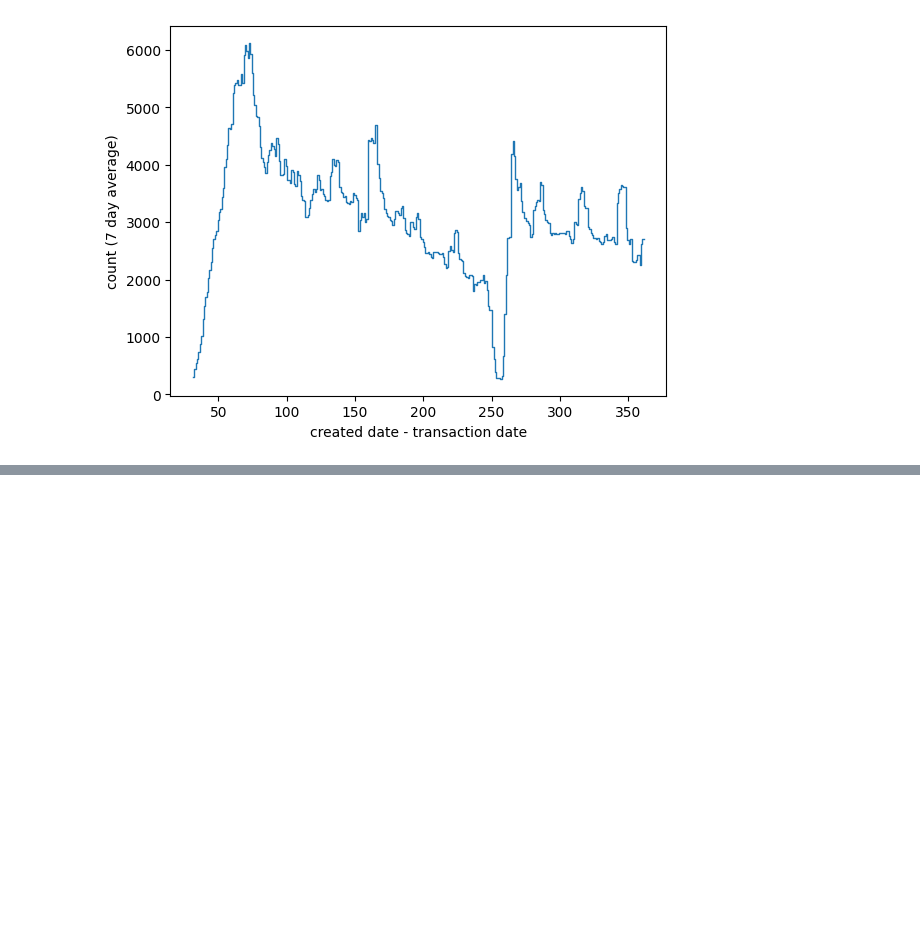
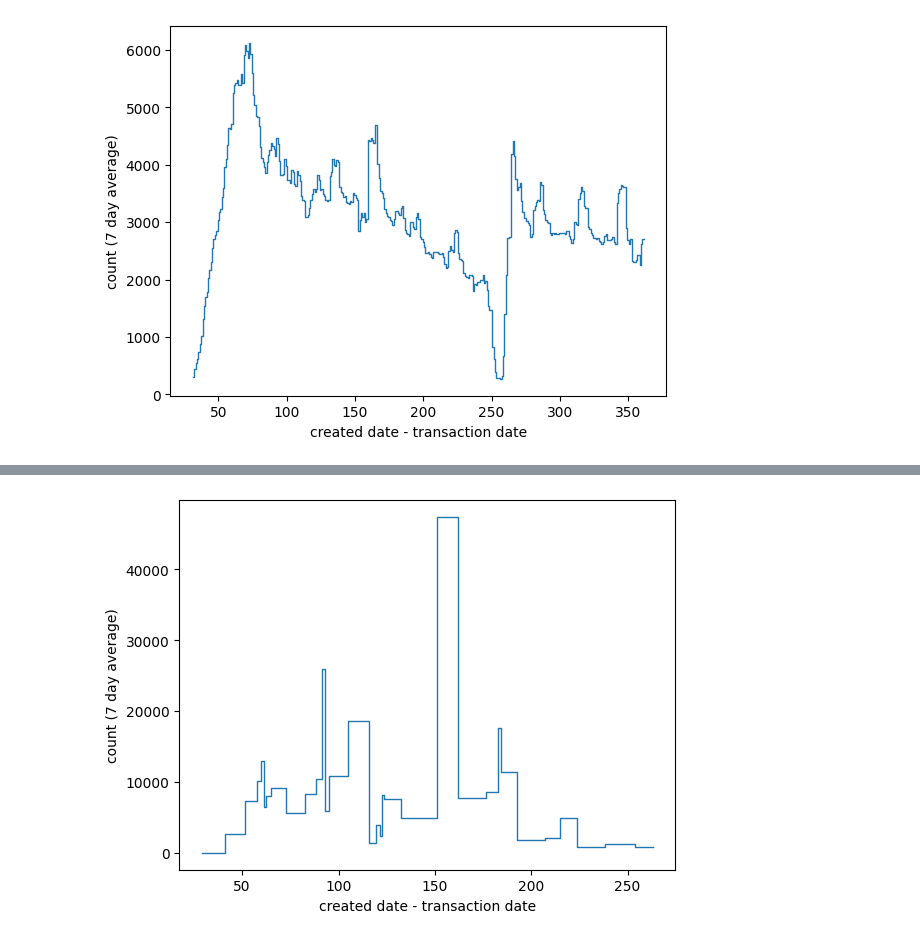
Before and after one commit to edward-b-1/Land-Registry-Data-Ingestion, a Jupyter notebook: Land-Registry-Download/Analysis/normalized_delay.ipynb, the cells around one changed output, grey strips where cells are left out. Saved outputs shown, nothing was run; the diff lists cells and outputs as text; code cells hidden in the pictures; blank space fills up the shorter version.

```diff
--- a/Land-Registry-Download/Analysis/normalized_delay.ipynb
+++ b/Land-Registry-Download/Analysis/normalized_delay.ipynb
@@ -379,0 +511,18 @@ fig.savefig('normalized_delay_count.pdf')
+# %%
+# second figure
+fig, ax = plt.subplots(1)
+
+ax.step(
+    df_delay_plot_bin['delay_days_bin'],
+    df_delay_plot_bin['count'],
+    where='mid',
+    linewidth=1,
+)
+
+ax.set_xlabel('created date - transaction date')
+ax.set_ylabel('count (7 day average)')
+
+fig.savefig('normalized_delay_count_bin.png')
+fig.savefig('normalized_delay_count_bin.pdf')
+# %% [output]
+[figure, added]
```
Also changed, not shown: parts of 10 cells of this notebook, 4 other files.
